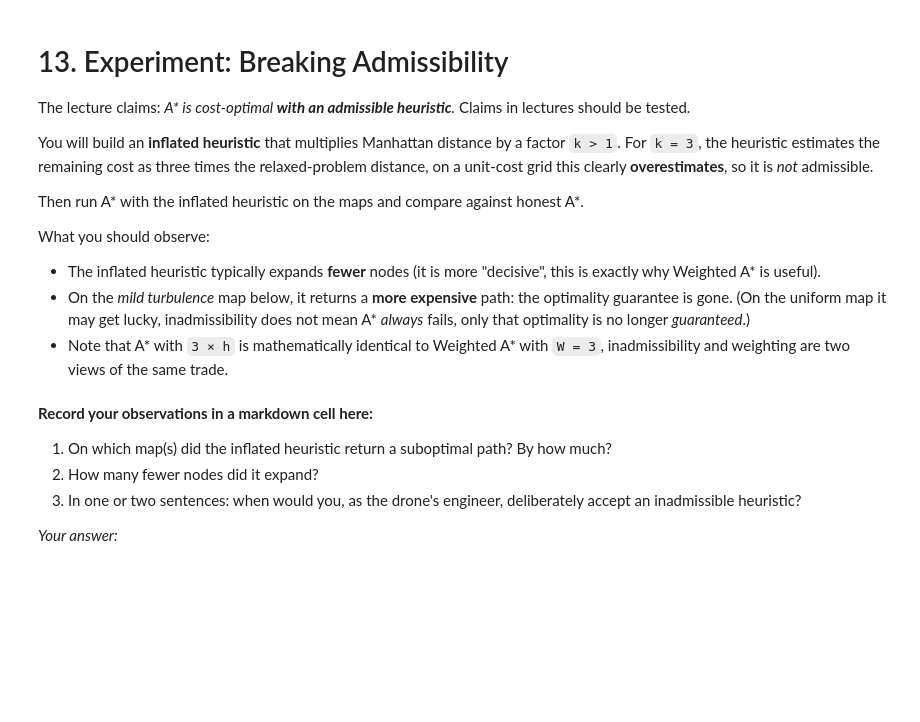
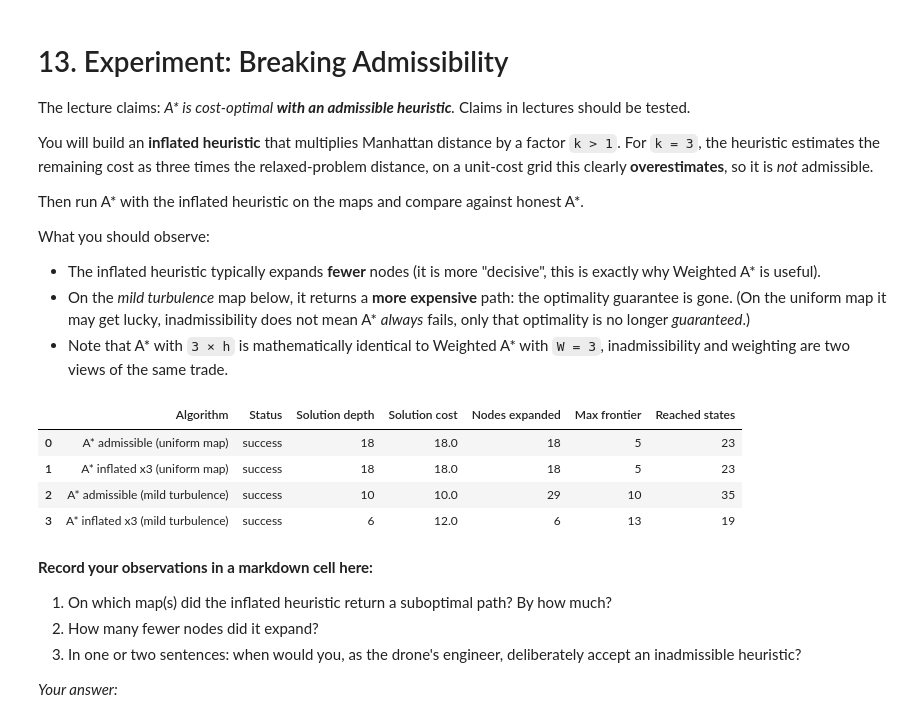
Before and after one commit to Mike-Jagger/intro-to-ai-lab-1, a Jupyter notebook: Gerard Ledoux_Mendjemo Ngangom_Lab_1B.ipynb, the cells around one changed output. Cells and saved outputs as stored; diff of their text form; code cells hidden in the pictures; blank space fills up the shorter version.

```diff
--- a/Gerard Ledoux_Mendjemo Ngangom_Lab_1B.ipynb
+++ b/Gerard Ledoux_Mendjemo Ngangom_Lab_1B.ipynb
@@ -738,7 +769,7 @@ class AStarSearch(BestFirstSearch):
         # TODO 6:
         # A* search: f(n) = g(n) + h(n).
         # Hint: g(n) is node.path_cost.
-        raise NotImplementedError("Complete AStarSearch.evaluation")
+        return node.path_cost + self.h(node, problem)
 # %% [markdown]
 # 9. Uniform-Cost Search as a Special Case (Provided)
 
@@ -974,8 +1025,9 @@ def inflated_heuristic(factor: float):
     # def h(state, goal):
     #     return ...
     # return h
-    raise NotImplementedError("Complete inflated_heuristic")
-
+    def h(state: Tuple[int, int], goal: Tuple[int, int]) -> float:
+        return factor * manhattan_distance(state, goal)
+    return h
 
 # Once TODO 8 is complete, run the comparison.
 #
@@ -993,33 +1045,39 @@ mild_grid = [
 
 mild_costs = [
     [1, 1, 1, 1, 1, 1, 1],
     [1, 1, 3, 3, 3, 1, 1],
     [1, 1, 3, 3, 3, 1, 1],
     [1, 1, 3, 3, 3, 1, 1],
     [1, 1, 1, 1, 1, 1, 1],
 ]
 
 mild_problem = WeightedGridProblem(
     mild_grid, (2, 0), (2, 6), terrain_costs=mild_costs
 )
 
 astar_honest = AStarSearch(manhattan_distance)
 astar_inflated = AStarSearch(inflated_heuristic(3.0))
 
 experiment_results = [
     astar_honest.search(uniform_problem),
     astar_inflated.search(uniform_problem),
     astar_honest.search(mild_problem),
     astar_inflated.search(mild_problem),
 ]
 
 # Relabel rows so the table is readable.
 experiment_results[0].algorithm = "A* admissible (uniform map)"
 experiment_results[1].algorithm = "A* inflated x3 (uniform map)"
 experiment_results[2].algorithm = "A* admissible (mild turbulence)"
 experiment_results[3].algorithm = "A* inflated x3 (mild turbulence)"
 
 show_results(experiment_results)
+# %% [output]
+|  | Algorithm | Status | Solution depth | Solution cost | Nodes expanded | Max frontier | Reached states |
+| 0 | A* admissible (uniform map) | success | 18 | 18.0 | 18 | 5 | 23 |
+| 1 | A* inflated x3 (uniform map) | success | 18 | 18.0 | 18 | 5 | 23 |
+| 2 | A* admissible (mild turbulence) | success | 10 | 10.0 | 29 | 10 | 35 |
+| 3 | A* inflated x3 (mild turbulence) | success | 6 | 12.0 | 6 | 13 | 19 |
 # %% [markdown]
 **Record your observations in a markdown cell here:**
 
```
Also changed, not shown: parts of 9 cells of this notebook, 1 other file.
